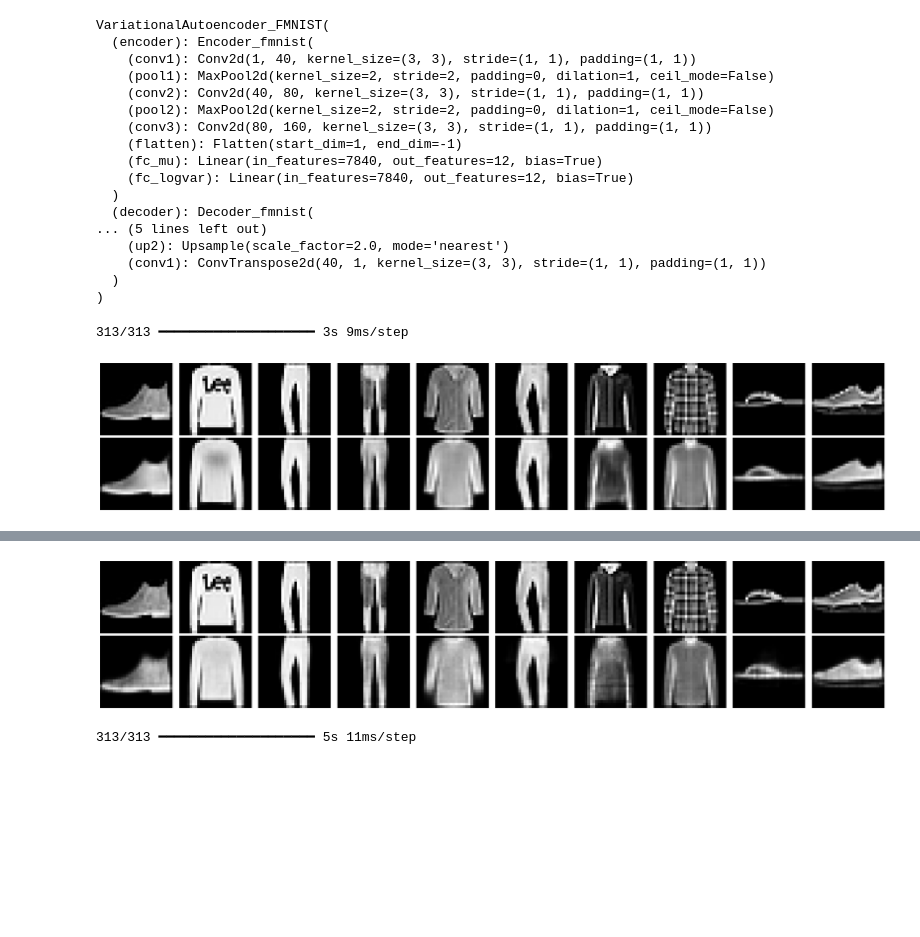
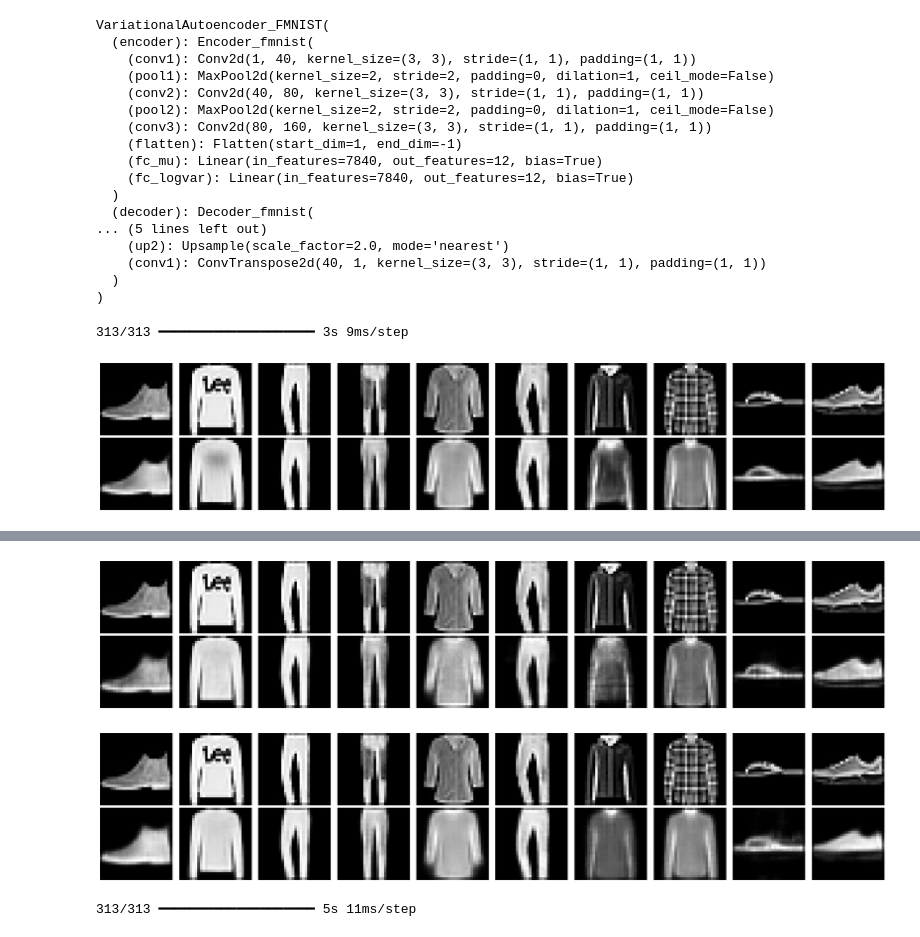
Before and after one commit to FrankDelft/MLaBP_P5, a Jupyter notebook: main.ipynb, the cells around one changed output, grey strips where cells are left out. Drawn from its saved outputs; the diff is of its cells as text; code cells hidden in the pictures; blank space fills up the shorter version.

```diff
--- a/main.ipynb
+++ b/main.ipynb
@@ -168,6 +168,7 @@ VariationalAutoencoder_FMNIST(
 # %%
 compare_FMNIST(x_test, model)
 compare_FMNIST(x_test.reshape(-1,784), model3)
+compare_FMNIST(x_test.reshape(-1,784), model6,test_dataloader_fmnist)
 # %% [output]
 313/313 ━━━━━━━━━━━━━━━━━━━━ 3s 9ms/step
 [figure]
@@ -175,4 +176,5 @@ compare_FMNIST(x_test.reshape(-1,784), model3)
 [figure]
+[figure, added]
 # %%
 compare_CIFAR(x_test_c, model2)
 compare_CIFAR(x_test_c.reshape(-1,3072), model4)
```
Also changed, not shown: parts of 2 cells of this notebook.
